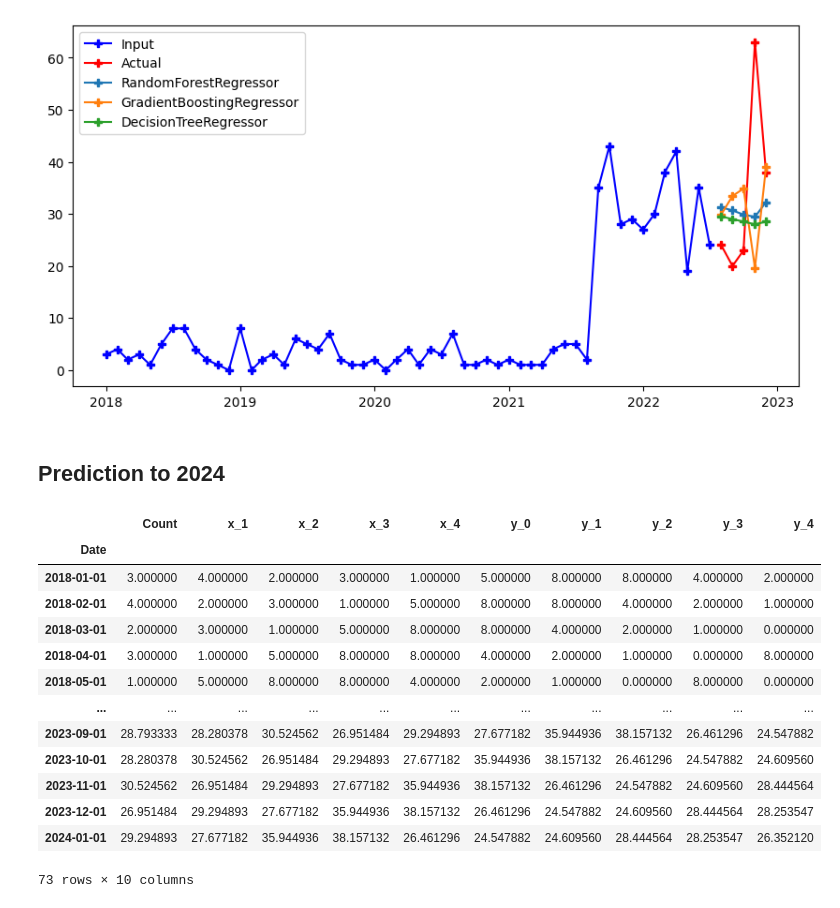
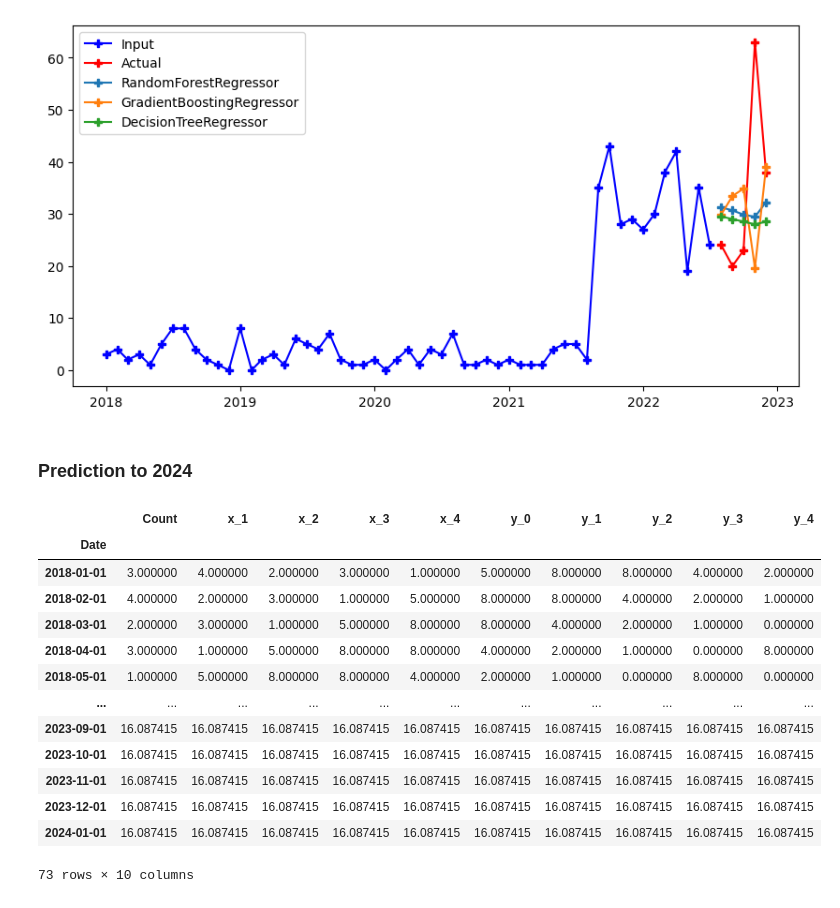
Before and after one commit to Joeyloganpython/Capstone, a Jupyter notebook: ML/County_timeseries.ipynb, the cells around one changed output. Drawn from its saved outputs; the diff is of its cells as text; code cells hidden in the pictures.

```diff
--- a/ML/County_timeseries.ipynb
+++ b/ML/County_timeseries.ipynb
@@ -242,4 +346,4 @@ RMSE GradientBoostingRegressor: 21.15
 RMSE DecisionTreeRegressor: 17.07
 [figure]
 # %% [markdown]
-## Prediction to 2024
+### Prediction to 2024
@@ -270,41 +350,22 @@ def append_row(df):
-# %%
-def pred_to_year(fitted_estimator,
-                 orig_df,
-                 year = 2024,
-                 month = 1,
-                 forcast = 5,
-                 test_size = 1):
-    (x_train,
-     x_test,
-     y_train,
-     y_test,
-     temp_df) = split_data(orig_df[:-1], forcast = forcast, test_size = test_size)
-    temp_df = df_with_timestamp(temp_df)
-    temp_df.drop(["County", "Year", "Month"], axis = 1, inplace = True)
-
-    threshold = datetime(year = year, month = month, day = 1)
-    while temp_df.iloc[-1:,:].index[0] < threshold:
-        temp_df = append_row(temp_df)
-        iter_test = temp_df.iloc[-1:, : 5]
-        preds = fitted_estimator.predict(iter_test)
-        temp_df.iloc[-1, -1] = preds[0][-1]
-
-    return temp_df
 # %%
-_ = pred_to_year(chained_gbr, time_series_df[:-1])
+rfr_seq =  GradientBoostingRegressor(loss = "absolute_error",
+                                    learning_rate = 0.1)
+chained_rfr = RegressorChain(rfr_seq)
+
+_ = pred_to_year(LinearRegression(), time_series_df[:-1])
 _
 # %% [output]
 |  | Count | x_1 | x_2 | x_3 | x_4 | y_0 | y_1 | y_2 | y_3 | y_4 |
 | Date |  |  |  |  |  |  |  |  |  |  |
 | 2018-01-01 | 3.000000 | 4.000000 | 2.000000 | 3.000000 | 1.000000 | 5.000000 | 8.000000 | 8.000000 | 4.000000 | 2.000000 |
 | 2018-02-01 | 4.000000 | 2.000000 | 3.000000 | 1.000000 | 5.000000 | 8.000000 | 8.000000 | 4.000000 | 2.000000 | 1.000000 |
 | 2018-03-01 | 2.000000 | 3.000000 | 1.000000 | 5.000000 | 8.000000 | 8.000000 | 4.000000 | 2.000000 | 1.000000 | 0.000000 |
 | 2018-04-01 | 3.000000 | 1.000000 | 5.000000 | 8.000000 | 8.000000 | 4.000000 | 2.000000 | 1.000000 | 0.000000 | 8.000000 |
 | 2018-05-01 | 1.000000 | 5.000000 | 8.000000 | 8.000000 | 4.000000 | 2.000000 | 1.000000 | 0.000000 | 8.000000 | 0.000000 |
 | ... | ... | ... | ... | ... | ... | ... | ... | ... | ... | ... |
-| 2023-09-01 | 28.793333 | 28.280378 | 30.524562 | 26.951484 | 29.294893 | 27.677182 | 35.944936 | 38.157132 | 26.461296 | 24.547882 |
-| 2023-10-01 | 28.280378 | 30.524562 | 26.951484 | 29.294893 | 27.677182 | 35.944936 | 38.157132 | 26.461296 | 24.547882 | 24.609560 |
-| 2023-11-01 | 30.524562 | 26.951484 | 29.294893 | 27.677182 | 35.944936 | 38.157132 | 26.461296 | 24.547882 | 24.609560 | 28.444564 |
-| 2023-12-01 | 26.951484 | 29.294893 | 27.677182 | 35.944936 | 38.157132 | 26.461296 | 24.547882 | 24.609560 | 28.444564 | 28.253547 |
-| 2024-01-01 | 29.294893 | 27.677182 | 35.944936 | 38.157132 | 26.461296 | 24.547882 | 24.609560 | 28.444564 | 28.253547 | 26.352120 |
+| 2023-09-01 | 16.087415 | 16.087415 | 16.087415 | 16.087415 | 16.087415 | 16.087415 | 16.087415 | 16.087415 | 16.087415 | 16.087415 |
+| 2023-10-01 | 16.087415 | 16.087415 | 16.087415 | 16.087415 | 16.087415 | 16.087415 | 16.087415 | 16.087415 | 16.087415 | 16.087415 |
+| 2023-11-01 | 16.087415 | 16.087415 | 16.087415 | 16.087415 | 16.087415 | 16.087415 | 16.087415 | 16.087415 | 16.087415 | 16.087415 |
+| 2023-12-01 | 16.087415 | 16.087415 | 16.087415 | 16.087415 | 16.087415 | 16.087415 | 16.087415 | 16.087415 | 16.087415 | 16.087415 |
+| 2024-01-01 | 16.087415 | 16.087415 | 16.087415 | 16.087415 | 16.087415 | 16.087415 | 16.087415 | 16.087415 | 16.087415 | 16.087415 |
 73 rows × 10 columns
```
Also changed, not shown: parts of 18 cells of this notebook.
